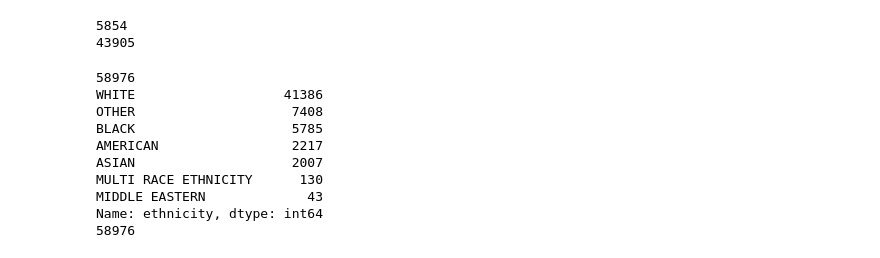
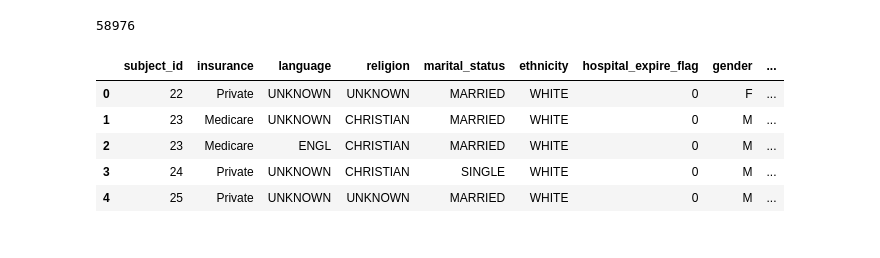
Before and after one commit to lottiewolf/NYCDSA_MIMIC_III, a Jupyter notebook: mimicIII_demographics.ipynb, the cells around one changed output. Saved outputs shown, nothing was run; the diff lists cells and outputs as text; code cells hidden in the pictures.

```diff
--- a/mimicIII_demographics.ipynb
+++ b/mimicIII_demographics.ipynb
@@ -39,31 +30,20 @@ df = pd.merge(df_admin, df_patients, on="subject_id")
-# %%
-#df.loc[:,df.columns != 'b'] # removes col b
-print(df.hospital_expire_flag.sum())
-#print(df.DOD.unique())
-print(df.dod_hosp.isna().sum())
-
-#df_patients.hist(column='expire_flag')
-#df_admin.hist(column='ethnicity')
-#df_admin.head()
-#df_admin.religion.unique()
-#df_admin.religion.count()
-#df_admin.hospital_expire_flag.hist()
-
-#df.SUBJECT_ID.isna()
-#len(df.SUBJECT_ID.unique())
-#df.SUBJECT_ID.hist()
-#df
-#df.describe()
-# %% [output]
-5854
-43905
+# %%
+#df.subject_id.isna()
+#len(df.subject_id.unique())
+print(len(df))
+df.head()
+#df.describe()
+# %% [output]
+58976
+|  | subject_id | insurance | language | religion | marital_status | ethnicity | hospital_expire_flag | gender | ... |
+| 0 | 22 | Private | UNKNOWN | UNKNOWN | MARRIED | WHITE | 0 | F | ... |
+| 1 | 23 | Medicare | UNKNOWN | CHRISTIAN | MARRIED | WHITE | 0 | M | ... |
+| 2 | 23 | Medicare | ENGL | CHRISTIAN | MARRIED | WHITE | 0 | M | ... |
+| 3 | 24 | Private | UNKNOWN | CHRISTIAN | SINGLE | WHITE | 0 | M | ... |
+| 4 | 25 | Private | UNKNOWN | UNKNOWN | MARRIED | WHITE | 0 | M | ... |
 # %%
 #data cleanup and grouping
 
-
-#def simplify(df, col, keyword):
-#    return df
-print(len(df))
 df['ethnicity'] = list(map(lambda s: re.sub("UNKNOWN.*|UNABLE.*|PATIENT.*", "OTHER", s), df['ethnicity']))
 df['ethnicity'] = list(map(lambda s: re.sub("WHITE.*|PORTUGUESE.*", "WHITE", s), df['ethnicity']))
 df['ethnicity'] = list(map(lambda s: re.sub("ASIAN.*", "ASIAN", s), df['ethnicity']))
@@ -71,16 +51,22 @@ df['ethnicity'] = list(map(lambda s: re.sub("BLACK.*", "BLACK", s), df['ethnicit
 df['ethnicity'] = list(map(lambda s: re.sub("HISPANIC.*|AMERICAN.*", "AMERICAN", s), df['ethnicity']))
 df['ethnicity'] = list(map(lambda s: re.sub("CARIBBEAN.*|HAWAIIAN.*", "AMERICAN", s), df['ethnicity']))
 df['ethnicity'] = list(map(lambda s: re.sub(".*AMERICAN", "AMERICAN", s), df['ethnicity']))
-print(df['ethnicity'].value_counts())
-print(len(df))
+df['ethnicity'] = list(map(lambda s: re.sub("MULTI.*", "MULTI RACE", s), df['ethnicity']))
+
+df['marital_status'] = df['marital_status'].fillna('UNKNOWN')
+df['marital_status'] = list(map(lambda s: re.sub("UNKNOWN.*", "UNKNOWN", s), df['marital_status']))
+
+df['religion'] = df['religion'].fillna('UNKNOWN')
+df['religion'] = list(map(lambda s: re.sub("NOT.*|UN.*|OTHER", "UNKNOWN", s), df['religion']))
+df['religion'] = list(map(lambda s: re.sub("PROT.*|LUTH.*|METHO.*|BAPT.*", "CHRISTIAN", s), df['religion']))
+df['religion'] = list(map(lambda s: re.sub(".*ORTH.*|.*ADVEN.*|CHRIST.*", "CHRISTIAN", s), df['religion']))
+df['religion'] = list(map(lambda s: re.sub("EPISCO.*|CATHOLIC|JEHOV.*", "CHRISTIAN", s), df['religion']))
+df['religion'] = list(map(lambda s: re.sub("HEBREW", "JEWISH", s), df['religion']))
+
+df['language'] = df['language'].fillna('UNKNOWN')
+df['language'] = list(map(lambda s: re.sub("\*.*", "OTHER", s), df['language']))
+lan_counts = df['language'].value_counts() > 700
+df['language'] = list(map(lambda s: s if lan_counts[s] else "OTHER", df['language']))
+
+#print(df['language'].value_counts())
+#print(df['language'].unique())
-# %% [output]
-58976
-WHITE                   41386
-OTHER                    7408
-BLACK                    5785
-AMERICAN                 2217
-ASIAN                    2007
-MULTI RACE ETHNICITY      130
-MIDDLE EASTERN             43
-Name: ethnicity, dtype: int64
-58976
```
Also changed, not shown: parts of 6 cells of this notebook, 1 other file.
